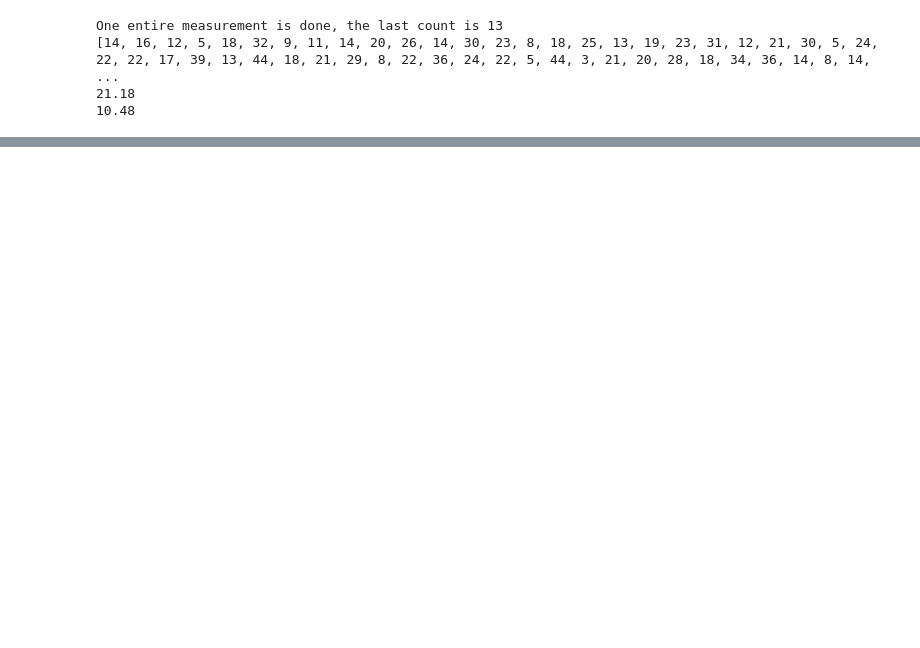
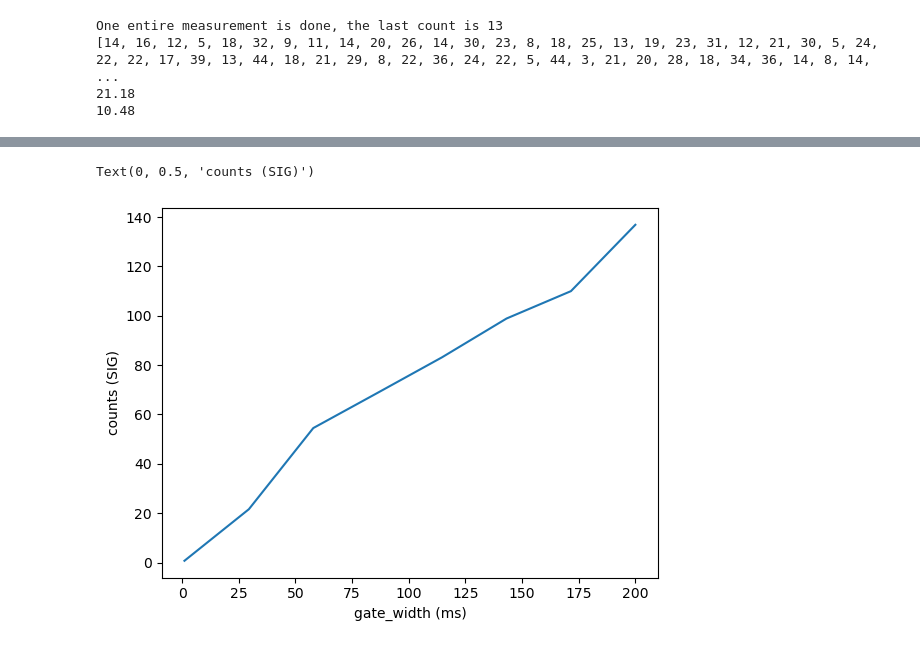
Before and after one commit to FENG-MengLong/ExperimentCode, a Jupyter notebook: 2025.10.29.ipynb, the cells around one changed output, grey strips where cells are left out. Saved outputs shown, nothing was run; the diff lists cells and outputs as text; code cells hidden in the pictures; blank space fills up the shorter version.

```diff
--- a/2025.10.29.ipynb
+++ b/2025.10.29.ipynb
@@ -131,0 +305,7 @@ sr400.count_reset()
+# %%
+plt.plot(gate_width_list*1e+03,sig_list)
+plt.xlabel("gate_width (ms)")
+plt.ylabel("counts (SIG)")
+# %% [output]
+Text(0, 0.5, 'counts (SIG)')
+[figure, added]
```
Also changed, not shown: parts of 20 cells of this notebook.
